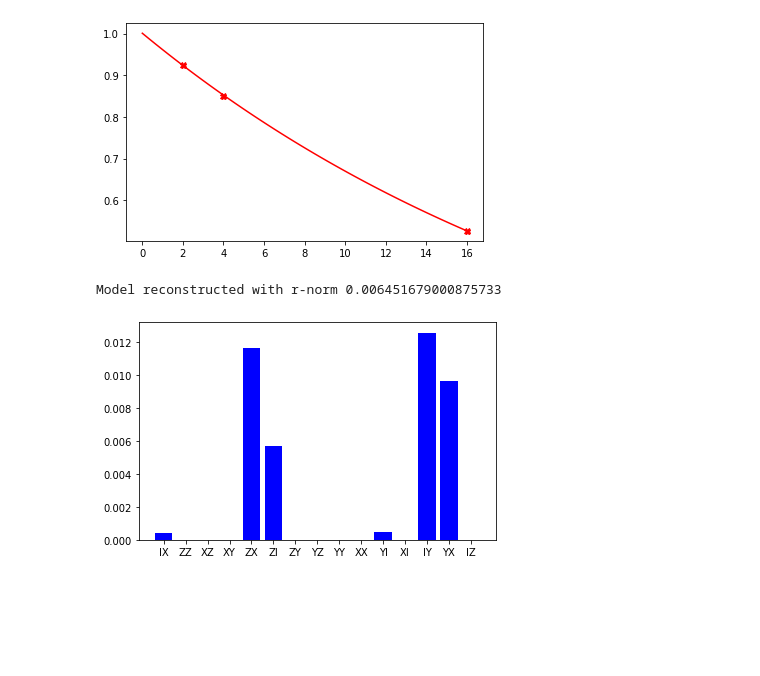
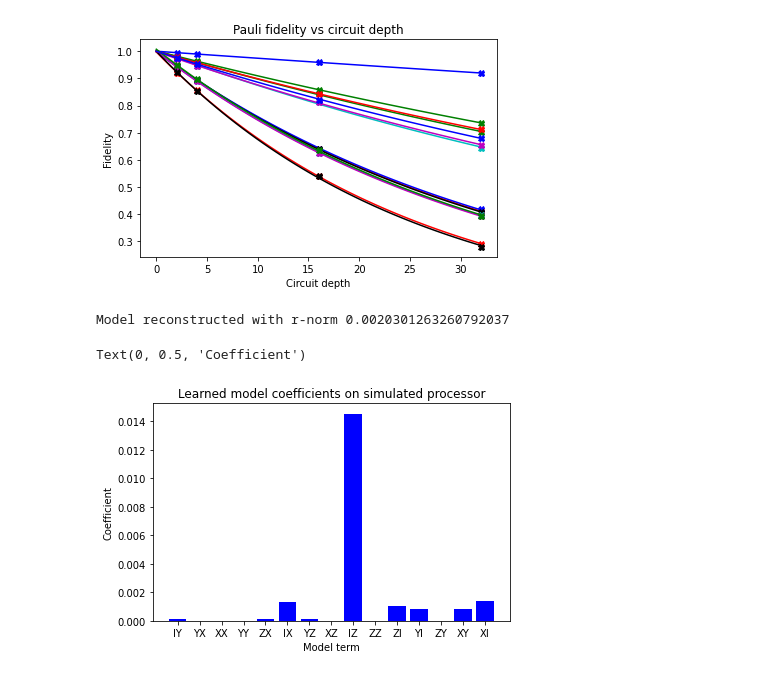
Before and after one commit to benmcdonough20/NEPEC_on_Hardware, a Jupyter notebook: FullProcedure/class_testing.ipynb, the cells around one changed output. Drawn from its saved outputs; the diff is of its cells as text; code cells hidden in the pictures; blank space fills up the shorter version.

Commit message:
fixed figures for final report

```diff
--- a/FullProcedure/class_testing.ipynb
+++ b/FullProcedure/class_testing.ipynb
@@ -213,7 +213,10 @@ class LearningProcedure:
         def weight(pauli):
             return len([p for p in pauli if not p==Pauli("I")])
 
-        pairs = [(p, p.evolve(self.layer)) for p in self.model_paulis]
+        def nophase(pauli):
+            return Pauli((pauli.z, pauli.x))
+
+        pairs = [(p, nophase(p.evolve(self.layer))) for p in self.model_paulis]
 
         single_measurements = [(p1,p2) for (p1,p2) in pairs if p1 != p2 and weight(p1) == 1 and weight(p2) == 2]
         single_measurements += list(set([frozenset([p1,p2]) for p1,p2 in pairs if p1 != p2 and weight(p1) == weight(p2) == 2]))
@@ -292,6 +295,9 @@ class ProcedureAnalysis:
         return total/sum(counts.values())
 
     def analyze(self, results, metadatas):
+
+        def nophase(pauli):
+            return Pauli((pauli.z, pauli.x))
 
         def simultaneous_measurements(pauli):
             label = pauli.to_label()
@@ -345,8 +351,8 @@ class ProcedureAnalysis:
                 print("warning: fit did not converge for", key, "using 1")
                 basis_dict[key]["fidelity"] = 1
 
-            if key != key.evolve(self.layer):
-                pair_measurements.append(((key.to_label(),key.evolve(self.layer).to_label()), basis_dict[key]["fidelity"]))
+            if key != nophase(key.evolve(self.layer)):
+                pair_measurements.append(((key.to_label(),nophase(key.evolve(self.layer)).to_label()), basis_dict[key]["fidelity"]))
                 basis_dict[key]["type"] = "pair"
             else:
                 self_conjugates.append((key.to_label(), basis_dict[key]["fidelity"]))
@@ -367,7 +373,7 @@ class ProcedureAnalysis:
 
             expectation = self.get_expectation(meas_basis, **datum)
             avg = basis_dict[meas_basis]['SPAM']
-            fidelity = np.min([1.0,np.abs(expectation)/avg])
+            fidelity = np.min([1,np.max([basis_dict[prep_basis]['fidelity']**2,np.abs(expectation)/avg])])
 
             singles_dict[meas_basis] += fidelity/single_samples
 
@@ -414,24 +420,30 @@ class ProcedureAnalysis:
             xrange = np.linspace(0,np.max(self.depths))
             plt.plot(self.depths, data, c+"X")
             plt.plot(xrange, [expfit(x, *popt) for x in xrange], c)
-
+        plt.title("Pauli fidelity vs circuit depth")
+        plt.xlabel("Circuit depth")
+        plt.ylabel("Fidelity")
         plt.show()
 
     def display(self, *paulis):
+        def nophase(pauli):
+            return Pauli((pauli.z, pauli.x))
+        fidelities = []
         ax = np.arange(len(paulis))
-        fidelities = []
         for p in paulis:
             fid = self.data[p]['fidelity']
             if(self.data[p]['type'] == 'pair'):
-                pair = p.evolve(self.layer)
+                pair = nophase(p.evolve(self.layer))
                 fid = fid**2/self.data[pair]['fidelity']
             fidelities.append(fid)
-        plt.bar(ax, [10*(1-f) for f in fidelities], .4,color='b')
+        plt.bar(ax, [10*(1-f) for f in fidelities], color='b')
         plt.xticks(ax, paulis)
+        plt.title("Measured model fidelities")
+        plt.xlabel("Model term")
+        plt.ylabel("10 x (1-f)")
 # %%
-layer = QuantumCircuit(4)
+layer = QuantumCircuit(2)
 layer.cx(0,1)
-layer.cx(2,3)
 backend = FakeVigoV2()
 sim = Aer.get_backend("qasm_simulator")
 
@@ -495,10 +517,14 @@ display(*tglp.model_paulis)
 # %%
-analysis.graph(Pauli("IX"))
+analysis.graph(*tglp.model_paulis)
 # %% [output]
-[figure, old version]
+[figure, new version]
 # %%
 for coeff,term in analysis.fit_model():
         plt.bar(term.to_label(), coeff, color='b')
+plt.title("Learned model coefficients on simulated processor")
+plt.xlabel("Model term")
+plt.ylabel("Coefficient")
 # %% [output]
-Model reconstructed with r-norm 0.006451679000875733
+Model reconstructed with r-norm 0.0020301263260792037
+Text(0, 0.5, 'Coefficient')
-[figure, old version]
+[figure, new version]
```
Also changed, not shown: parts of 8 cells of this notebook, 5 other files.
